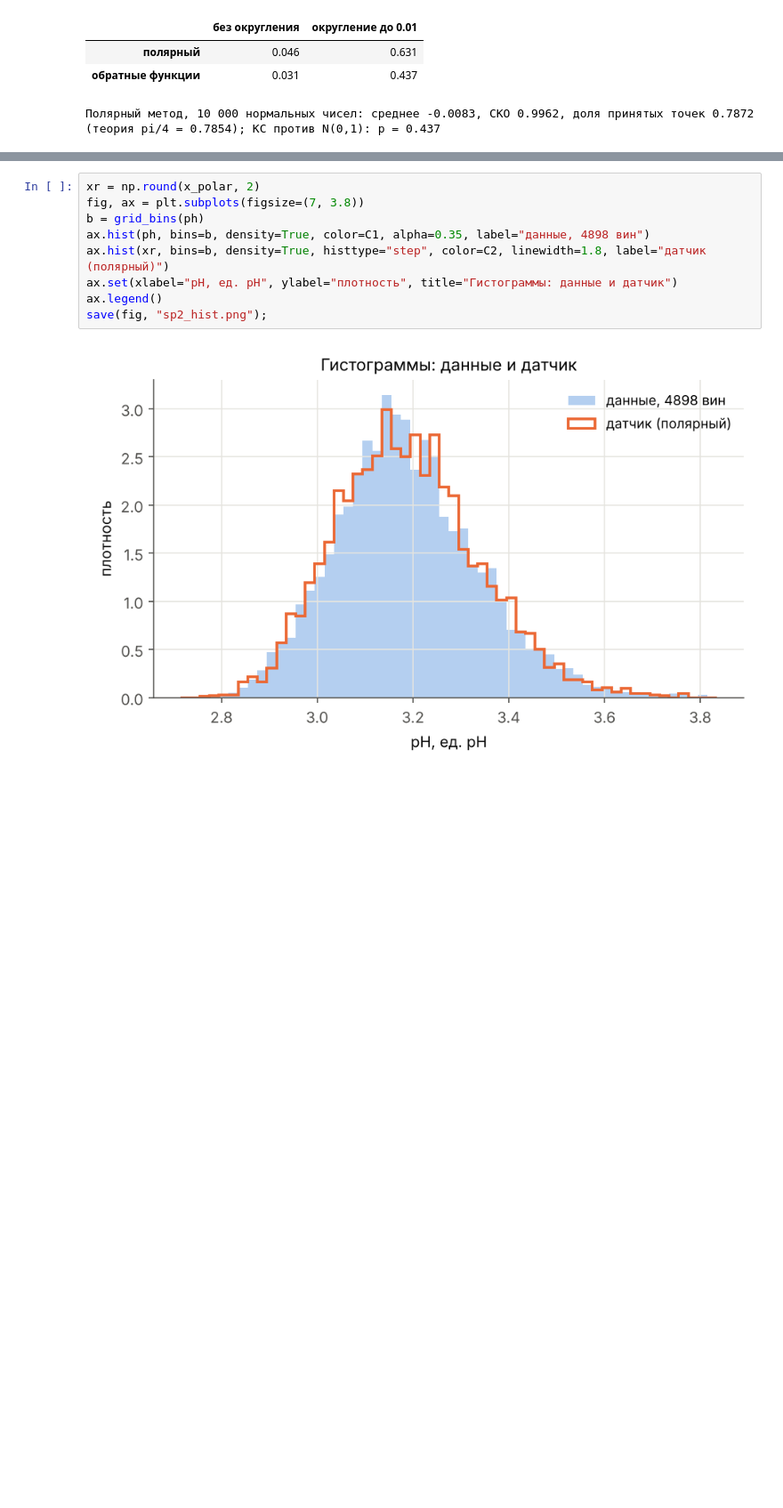
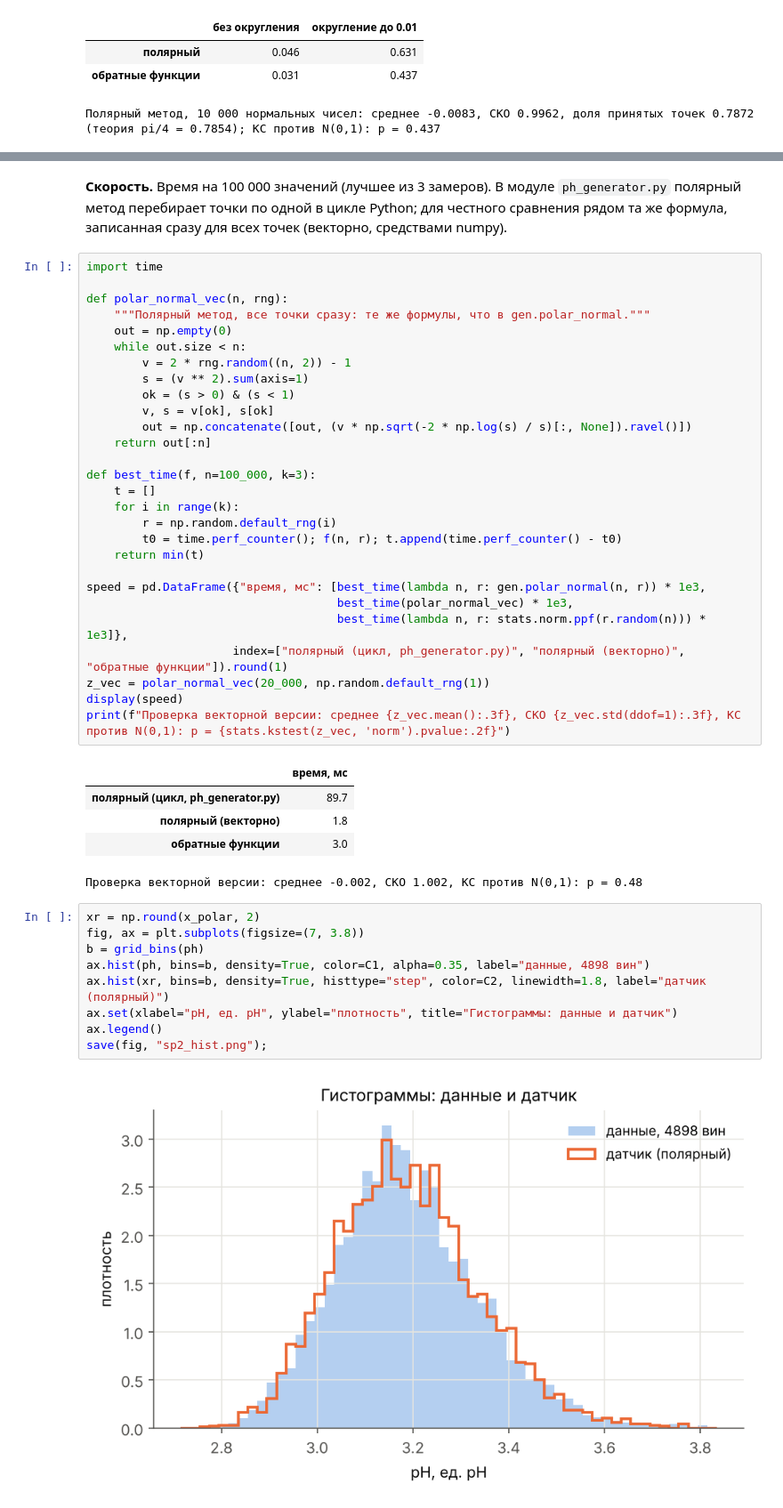
Before and after one commit to kkristinabbykova/lab01, a Jupyter notebook: wine/lab01.ipynb, the cells around one changed output, grey strips where cells are left out. Shown at 89% size. Drawn from its saved outputs; the diff is of its cells as text; blank space fills up the shorter version.

```diff
--- a/wine/lab01.ipynb
+++ b/wine/lab01.ipynb
@@ -1485,3 +1516,40 @@ tests/test_ph_generator.py::test_like_data PASSED                        [100%]
+# %% [markdown]
+**Скорость.** Время на 100 000 значений (лучшее из 3 замеров). В модуле `ph_generator.py` полярный метод перебирает точки
+по одной в цикле Python; для честного сравнения рядом та же формула, записанная сразу для всех точек (векторно, средствами numpy).
+# %%
+import time
+
+def polar_normal_vec(n, rng):
+    """Полярный метод, все точки сразу: те же формулы, что в gen.polar_normal."""
+    out = np.empty(0)
+    while out.size < n:
+        v = 2 * rng.random((n, 2)) - 1
+        s = (v ** 2).sum(axis=1)
+        ok = (s > 0) & (s < 1)
+        v, s = v[ok], s[ok]
+        out = np.concatenate([out, (v * np.sqrt(-2 * np.log(s) / s)[:, None]).ravel()])
+    return out[:n]
+
+def best_time(f, n=100_000, k=3):
+    t = []
+    for i in range(k):
+        r = np.random.default_rng(i)
+        t0 = time.perf_counter(); f(n, r); t.append(time.perf_counter() - t0)
+    return min(t)
+
+speed = pd.DataFrame({"время, мс": [best_time(lambda n, r: gen.polar_normal(n, r)) * 1e3,
+                                    best_time(polar_normal_vec) * 1e3,
+                                    best_time(lambda n, r: stats.norm.ppf(r.random(n))) * 1e3]},
+                     index=["полярный (цикл, ph_generator.py)", "полярный (векторно)", "обратные функции"]).round(1)
+z_vec = polar_normal_vec(20_000, np.random.default_rng(1))
+display(speed)
+print(f"Проверка векторной версии: среднее {z_vec.mean():.3f}, СКО {z_vec.std(ddof=1):.3f}, КС против N(0,1): p = {stats.kstest(z_vec, 'norm').pvalue:.2f}")
+# %% [output]
+|  | время, мс |
+| полярный (цикл, ph_generator.py) | 89.7 |
+| полярный (векторно) | 1.8 |
+| обратные функции | 3.0 |
+Проверка векторной версии: среднее -0.002, СКО 1.002, КС против N(0,1): p = 0.48
 # %%
 xr = np.round(x_polar, 2)
 fig, ax = plt.subplots(figsize=(7, 3.8))
```
Also changed, not shown: parts of 6 cells of this notebook, 2 other files.
